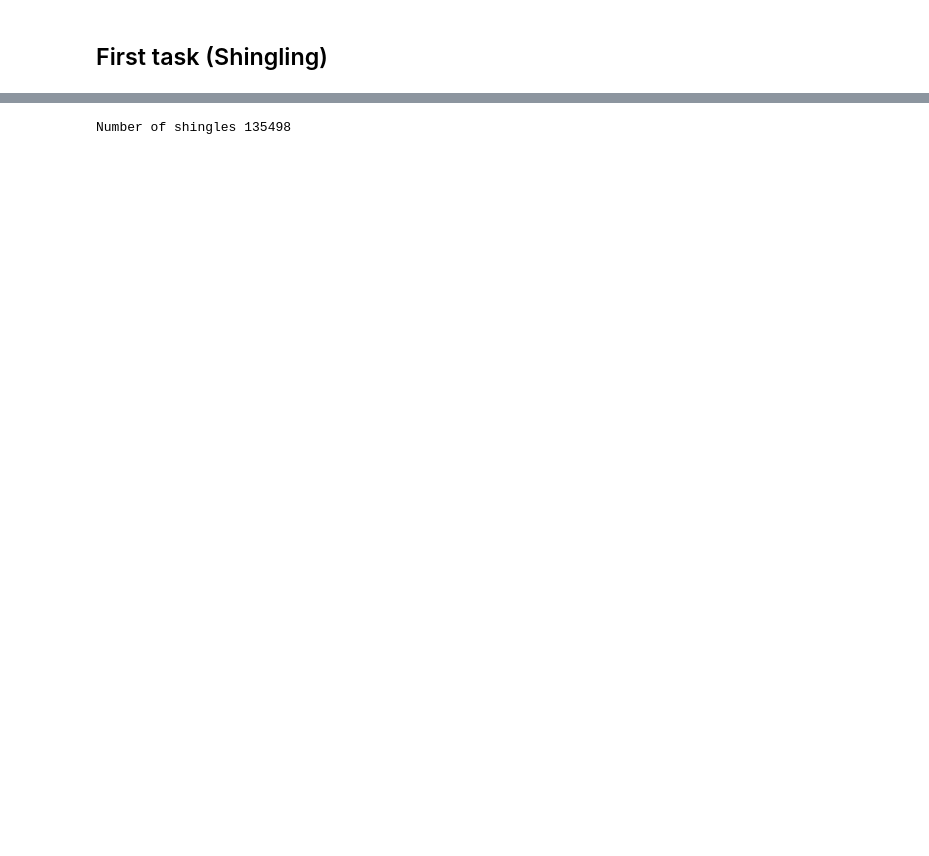
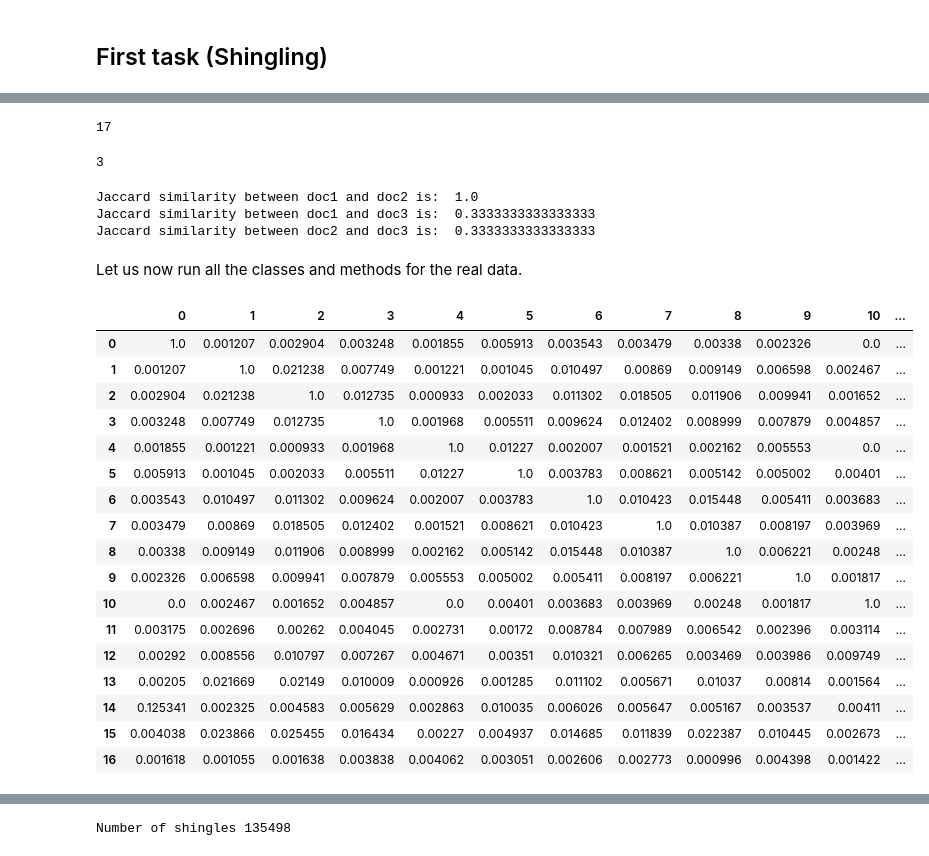
Before and after one commit to matteocirca/data-mining-course-kth-2023, a Jupyter notebook: hw1/hw1.ipynb, the cells around one changed output, grey strips where cells are left out. Cells and saved outputs as stored; diff of their text form; code cells hidden in the pictures; blank space fills up the shorter version.

```diff
--- a/hw1/hw1.ipynb
+++ b/hw1/hw1.ipynb
@@ -69,0 +131,24 @@ class MinHashing:
+# %%
+len(shingles3) # The document with the longest shingle set
+# %% [output]
+17
+# %%
+int(len(shingles3) / 100 * 20) # The number of hash functions we need to use
+# %% [output]
+3
+# %%
+min_hashing = MinHashing(k=3, num_shingles=num_shingles)
+
+minhashes1 = min_hashing.minhash(shingles[0])
+minhashes2 = min_hashing.minhash(shingles[1])
+minhashes3 = min_hashing.minhash(shingles[2])
+
+print("Jaccard similarity between doc1 and doc2 is: ", CompareSignatures.jaccard_similarity(minhashes1, minhashes2))
+print("Jaccard similarity between doc1 and doc3 is: ", CompareSignatures.jaccard_similarity(minhashes1, minhashes3))
+print("Jaccard similarity between doc2 and doc3 is: ", CompareSignatures.jaccard_similarity(minhashes2, minhashes3))
+# %% [output]
+Jaccard similarity between doc1 and doc2 is:  1.0
+Jaccard similarity between doc1 and doc3 is:  0.3333333333333333
+Jaccard similarity between doc2 and doc3 is:  0.3333333333333333
+# %% [markdown]
+Let us now run all the classes and methods for the real data.
@@ -69,0 +163,28 @@ class MinHashing:
+# %%
+# Comput Jaccard Similarity with CompareSets
+jaccard_similarities = pd.DataFrame(columns=[i for i in range(len(shingles))], index=[i for i in range(len(shingles))])
+
+for i in shingles.keys():
+    for j in shingles.keys():
+        jaccard_similarities[i][j] = CompareSets.jaccard_similarity(shingles[i], shingles[j])
+
+jaccard_similarities
+# %% [output]
+|  | 0 | 1 | 2 | 3 | 4 | 5 | 6 | 7 | 8 | 9 | 10 | ... |
+| 0 | 1.0 | 0.001207 | 0.002904 | 0.003248 | 0.001855 | 0.005913 | 0.003543 | 0.003479 | 0.00338 | 0.002326 | 0.0 | ... |
+| 1 | 0.001207 | 1.0 | 0.021238 | 0.007749 | 0.001221 | 0.001045 | 0.010497 | 0.00869 | 0.009149 | 0.006598 | 0.002467 | ... |
+| 2 | 0.002904 | 0.021238 | 1.0 | 0.012735 | 0.000933 | 0.002033 | 0.011302 | 0.018505 | 0.011906 | 0.009941 | 0.001652 | ... |
+| 3 | 0.003248 | 0.007749 | 0.012735 | 1.0 | 0.001968 | 0.005511 | 0.009624 | 0.012402 | 0.008999 | 0.007879 | 0.004857 | ... |
+| 4 | 0.001855 | 0.001221 | 0.000933 | 0.001968 | 1.0 | 0.01227 | 0.002007 | 0.001521 | 0.002162 | 0.005553 | 0.0 | ... |
+| 5 | 0.005913 | 0.001045 | 0.002033 | 0.005511 | 0.01227 | 1.0 | 0.003783 | 0.008621 | 0.005142 | 0.005002 | 0.00401 | ... |
+| 6 | 0.003543 | 0.010497 | 0.011302 | 0.009624 | 0.002007 | 0.003783 | 1.0 | 0.010423 | 0.015448 | 0.005411 | 0.003683 | ... |
+| 7 | 0.003479 | 0.00869 | 0.018505 | 0.012402 | 0.001521 | 0.008621 | 0.010423 | 1.0 | 0.010387 | 0.008197 | 0.003969 | ... |
+| 8 | 0.00338 | 0.009149 | 0.011906 | 0.008999 | 0.002162 | 0.005142 | 0.015448 | 0.010387 | 1.0 | 0.006221 | 0.00248 | ... |
+| 9 | 0.002326 | 0.006598 | 0.009941 | 0.007879 | 0.005553 | 0.005002 | 0.005411 | 0.008197 | 0.006221 | 1.0 | 0.001817 | ... |
+| 10 | 0.0 | 0.002467 | 0.001652 | 0.004857 | 0.0 | 0.00401 | 0.003683 | 0.003969 | 0.00248 | 0.001817 | 1.0 | ... |
+| 11 | 0.003175 | 0.002696 | 0.00262 | 0.004045 | 0.002731 | 0.00172 | 0.008784 | 0.007989 | 0.006542 | 0.002396 | 0.003114 | ... |
+| 12 | 0.00292 | 0.008556 | 0.010797 | 0.007267 | 0.004671 | 0.00351 | 0.010321 | 0.006265 | 0.003469 | 0.003986 | 0.009749 | ... |
+| 13 | 0.00205 | 0.021669 | 0.02149 | 0.010009 | 0.000926 | 0.001285 | 0.011102 | 0.005671 | 0.01037 | 0.00814 | 0.001564 | ... |
+| 14 | 0.125341 | 0.002325 | 0.004583 | 0.005629 | 0.002863 | 0.010035 | 0.006026 | 0.005647 | 0.005167 | 0.003537 | 0.00411 | ... |
+| 15 | 0.004038 | 0.023866 | 0.025455 | 0.016434 | 0.00227 | 0.004937 | 0.014685 | 0.011839 | 0.022387 | 0.010445 | 0.002673 | ... |
+| 16 | 0.001618 | 0.001055 | 0.001638 | 0.003838 | 0.004062 | 0.003051 | 0.002606 | 0.002773 | 0.000996 | 0.004398 | 0.001422 | ... |
```
Also changed, not shown: parts of 22 cells of this notebook.
